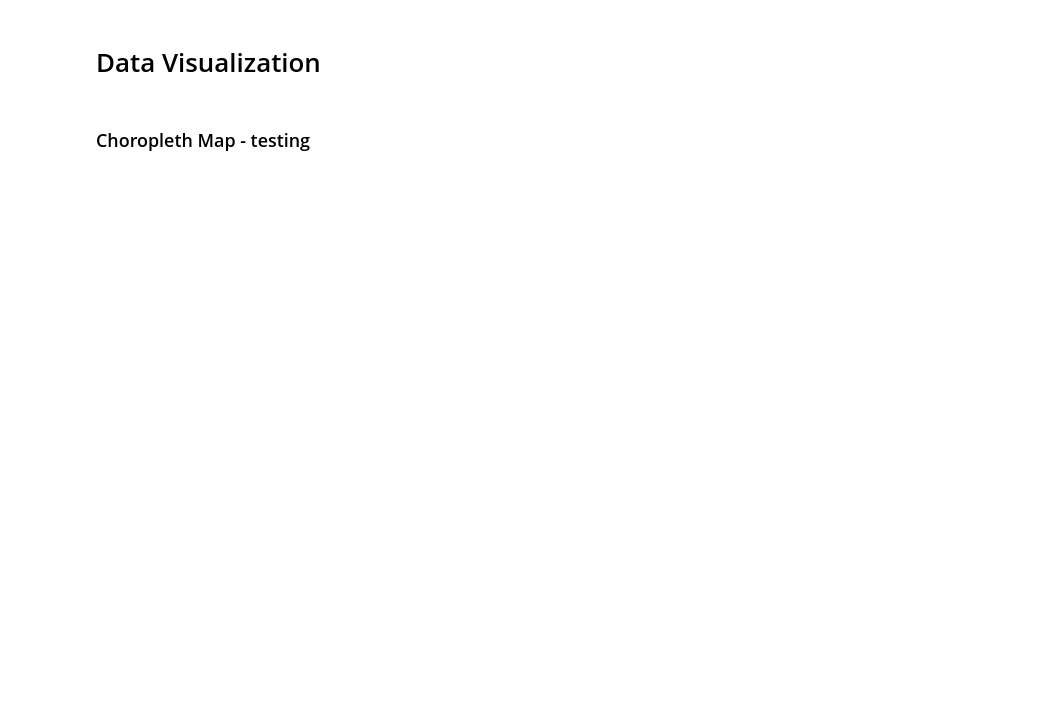
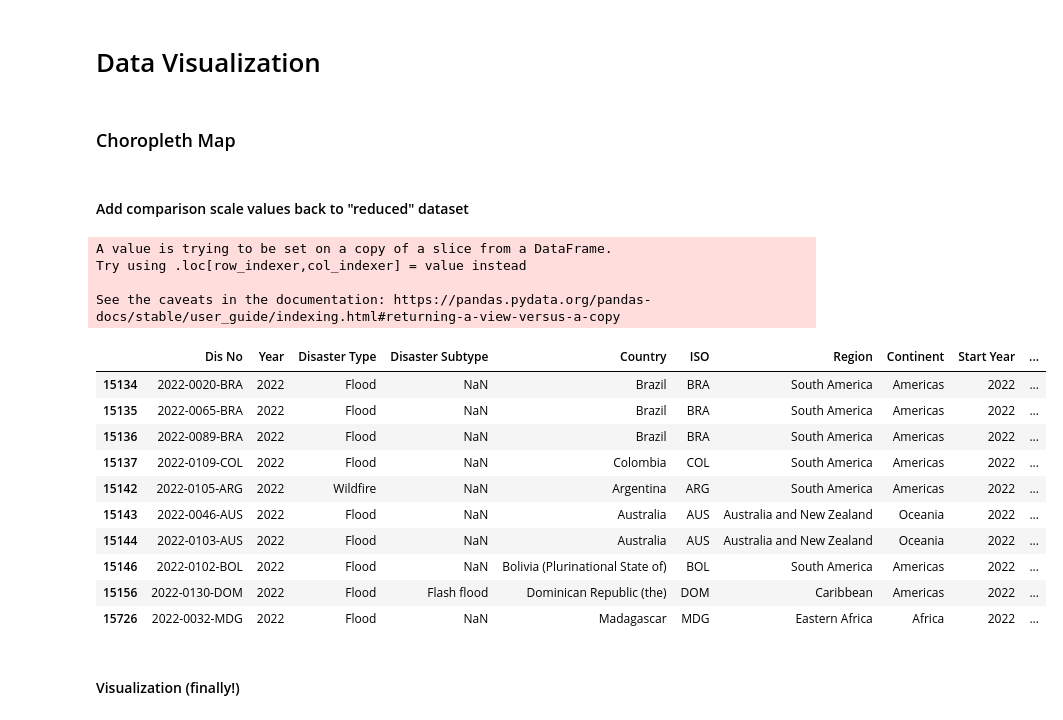
Before and after one commit to NLSanyu/CA682-Data-Visualization, a Jupyter notebook: EM-DAT Data Exploration.ipynb, the cells around one changed output. Cells and saved outputs as stored; diff of their text form; code cells hidden in the pictures; blank space fills up the shorter version.

```diff
--- a/EM-DAT Data Exploration.ipynb
+++ b/EM-DAT Data Exploration.ipynb
@@ -237,0 +197,6 @@ See the caveats in the documentation: https://pandas.pydata.org/pandas-docs/stab
+# %%
+# Filter out a few (recent) years for analysis
+# chosen_years = [2018, 2019, 2020, 2021, 2022]
+chosen_years = [2022]
+df_updated = df_updated[df_updated["Year"].isin(chosen_years)]
+df_updated.head()
@@ -355,0 +329,2 @@ df_aggregated[df_aggregated["Disaster Comparison Scale"] > 0]
+# %%
+comparison_scale_dict = comparison_scale.to_dict()
@@ -356,6 +351,29 @@ df_aggregated[df_aggregated["Disaster Comparison Scale"] > 0]
 # %% [markdown]
 # Data Visualization
 # %% [markdown]
-### Choropleth Map - testing
+### Choropleth Map
+# %% [markdown]
+#### Add comparison scale values back to "reduced" dataset
+# %%
+df_updated["Final Disaster Comparison Scale"] = df["Country"].map(comparison_scale_dict)
+df_updated.head(10)
+# %% [output]
+A value is trying to be set on a copy of a slice from a DataFrame.
+Try using .loc[row_indexer,col_indexer] = value instead
+
+See the caveats in the documentation: https://pandas.pydata.org/pandas-docs/stable/user_guide/indexing.html#returning-a-view-versus-a-copy
+|  | Dis No | Year | Disaster Type | Disaster Subtype | Country | ISO | Region | Continent | Start Year | ... |
+| 15134 | 2022-0020-BRA | 2022 | Flood | NaN | Brazil | BRA | South America | Americas | 2022 | ... |
+| 15135 | 2022-0065-BRA | 2022 | Flood | NaN | Brazil | BRA | South America | Americas | 2022 | ... |
+| 15136 | 2022-0089-BRA | 2022 | Flood | NaN | Brazil | BRA | South America | Americas | 2022 | ... |
+| 15137 | 2022-0109-COL | 2022 | Flood | NaN | Colombia | COL | South America | Americas | 2022 | ... |
+| 15142 | 2022-0105-ARG | 2022 | Wildfire | NaN | Argentina | ARG | South America | Americas | 2022 | ... |
+| 15143 | 2022-0046-AUS | 2022 | Flood | NaN | Australia | AUS | Australia and New Zealand | Oceania | 2022 | ... |
+| 15144 | 2022-0103-AUS | 2022 | Flood | NaN | Australia | AUS | Australia and New Zealand | Oceania | 2022 | ... |
+| 15146 | 2022-0102-BOL | 2022 | Flood | NaN | Bolivia (Plurinational State of) | BOL | South America | Americas | 2022 | ... |
+| 15156 | 2022-0130-DOM | 2022 | Flood | Flash flood | Dominican Republic (the) | DOM | Caribbean | Americas | 2022 | ... |
+| 15726 | 2022-0032-MDG | 2022 | Flood | NaN | Madagascar | MDG | Eastern Africa | Africa | 2022 | ... |
+# %% [markdown]
+#### Visualization (finally!)
 # %%
 fig = go.Figure(data=go.Choropleth(
```
Also changed, not shown: parts of 32 cells of this notebook.
